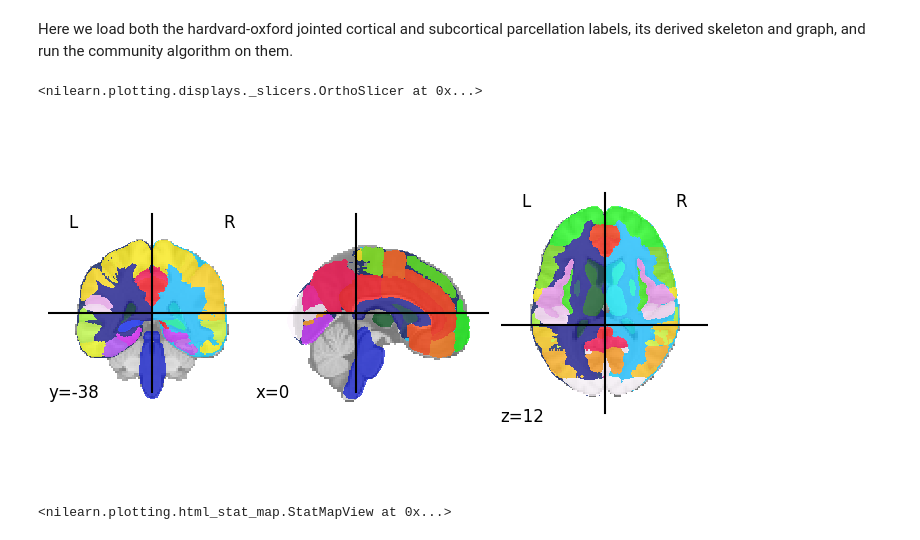
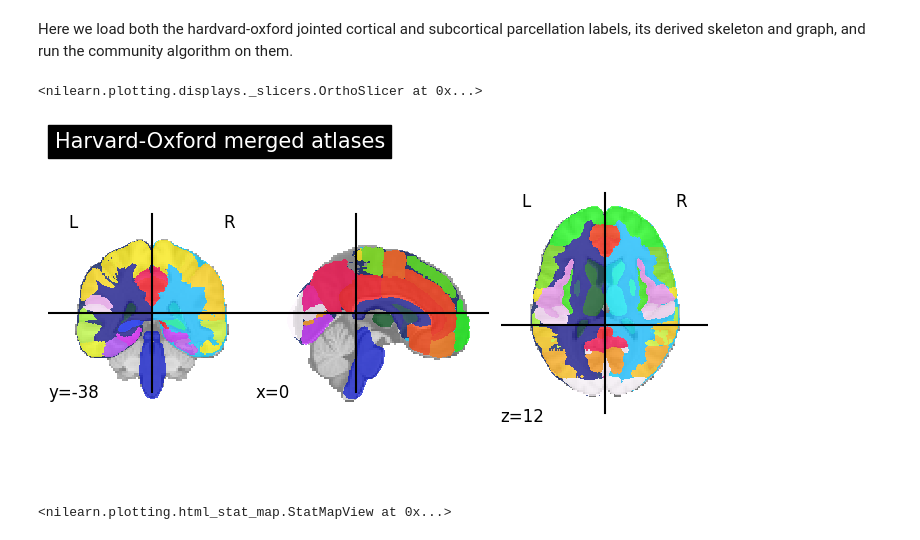
Before and after one commit to DePasquale99/MRI-network, a Jupyter notebook: atlas_analysis.ipynb, the cells around one changed output. Cells and saved outputs as stored; diff of their text form; code cells hidden in the pictures.

```diff
--- a/atlas_analysis.ipynb
+++ b/atlas_analysis.ipynb
@@ -10,12 +10,12 @@ import os
 # %%
 path_img = 'PR-graphomics/harvard_oxford_combined.nii.gz'
 
 img = nib.load(path_img)
 
-plotting.plot_roi(img)
+plotting.plot_roi(img, title= "Harvard-Oxford merged atlases")
 # %% [output]
 <nilearn.plotting.displays._slicers.OrthoSlicer at 0x...>
-[figure, old version]
+[figure, new version]
 # %%
 
 # Visualize the new view
```
